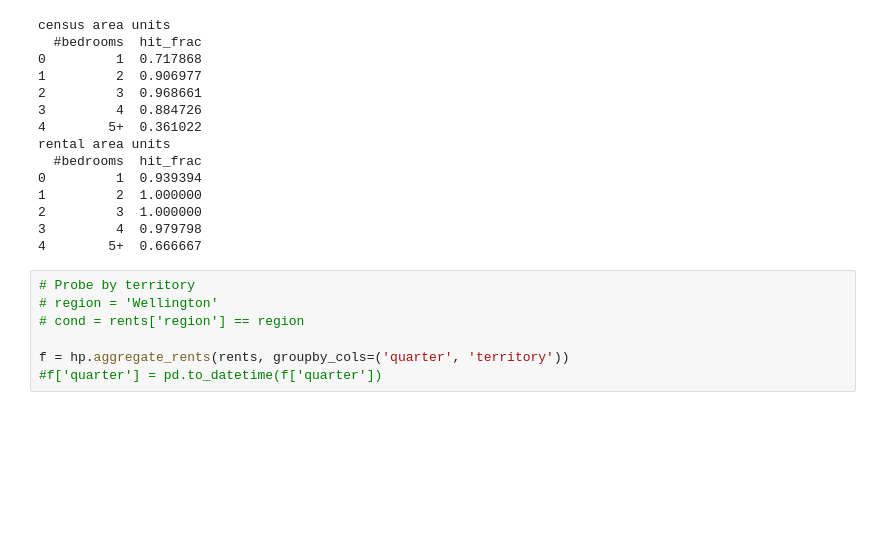
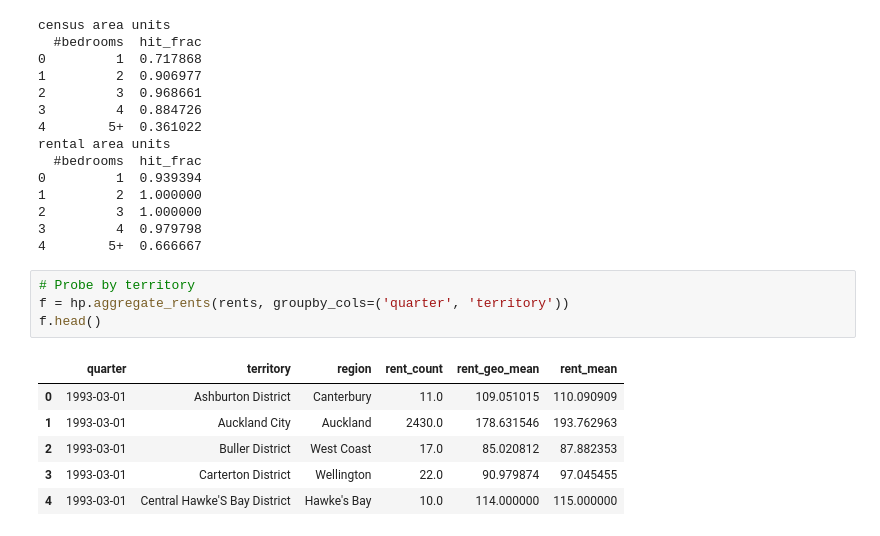
Before and after one commit to araichev/affordability_nz, a Jupyter notebook: py/rent_time_series.ipynb, the cells around one changed output. Saved outputs shown, nothing was run; the diff lists cells and outputs as text; blank space fills up the shorter version.

```diff
--- a/py/rent_time_series.ipynb
+++ b/py/rent_time_series.ipynb
@@ -95,11 +92,15 @@ rental area units
 4        5+  0.666667
 # %%
 # Probe by territory
-# region = 'Wellington'
-# cond = rents['region'] == region
-
 f = hp.aggregate_rents(rents, groupby_cols=('quarter', 'territory'))
-#f['quarter'] = pd.to_datetime(f['quarter'])
+f.head()
+# %% [output]
+|  | quarter | territory | region | rent_count | rent_geo_mean | rent_mean |
+| 0 | 1993-03-01 | Ashburton District | Canterbury | 11.0 | 109.051015 | 110.090909 |
+| 1 | 1993-03-01 | Auckland City | Auckland | 2430.0 | 178.631546 | 193.762963 |
+| 2 | 1993-03-01 | Buller District | West Coast | 17.0 | 85.020812 | 87.882353 |
+| 3 | 1993-03-01 | Carterton District | Wellington | 22.0 | 90.979874 | 97.045455 |
+| 4 | 1993-03-01 | Central Hawke'S Bay District | Hawke's Bay | 10.0 | 114.000000 | 115.000000 |
 # %%
 # Plot
 for region, ff in f.groupby('region'):
```
Also changed, not shown: parts of 3 cells of this notebook.
